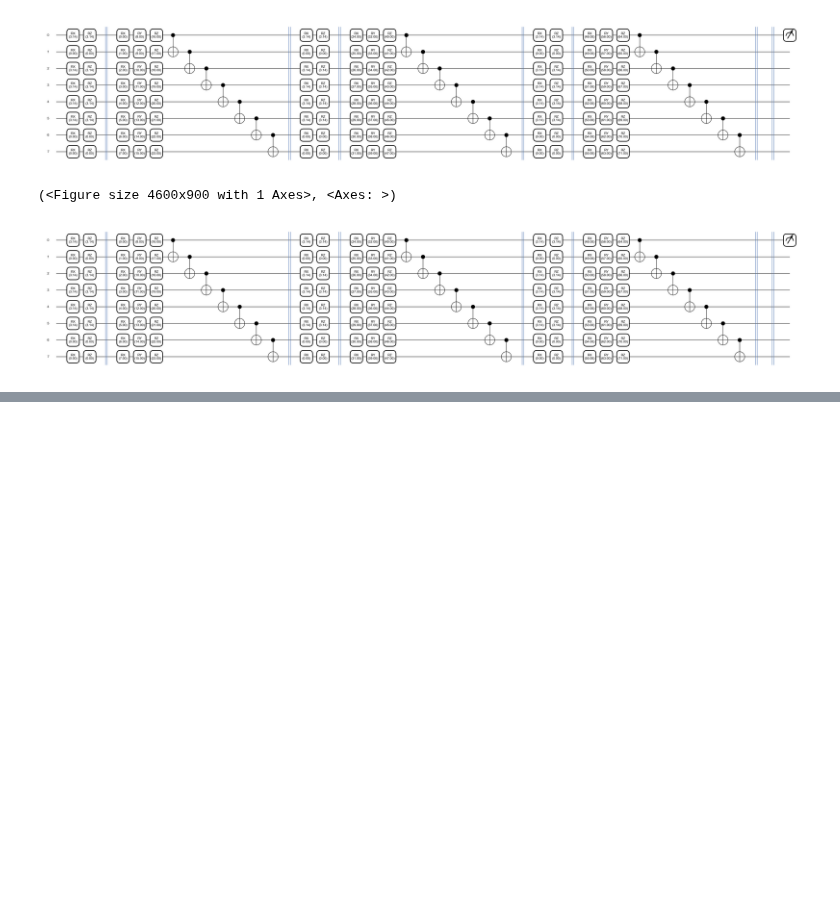
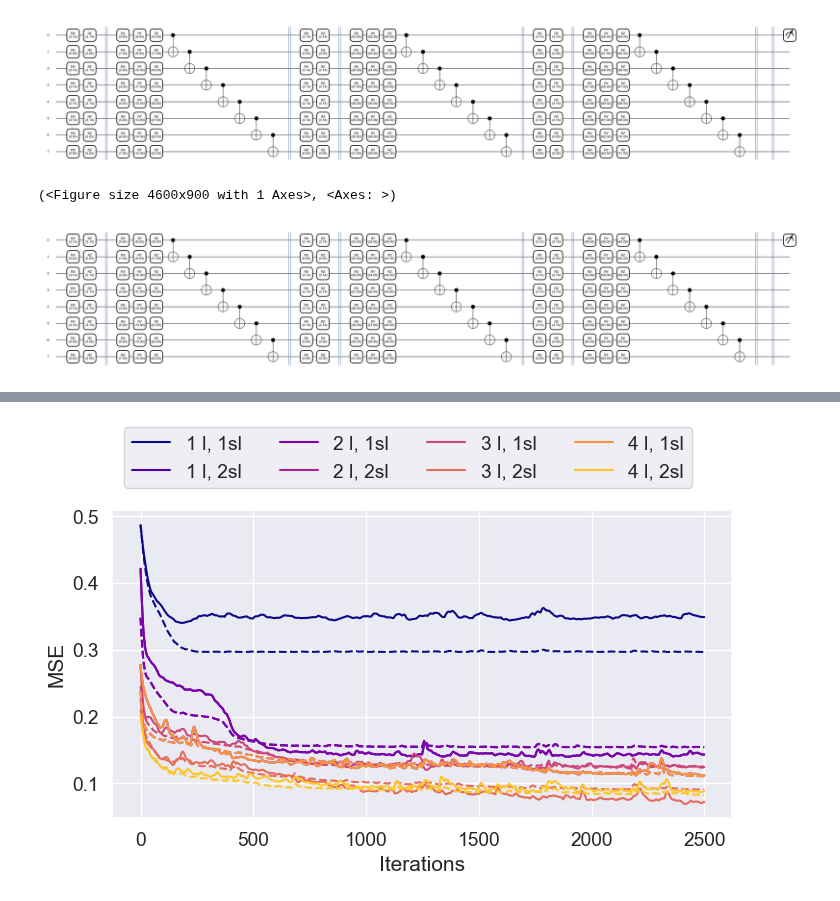
Before and after one commit to fran-scala/QuHack4IA_VQNN-track, a Jupyter notebook: model/VQNN_nonlinear.ipynb, the cells around one changed output, grey strips where cells are left out. Saved outputs shown, nothing was run; the diff lists cells and outputs as text; code cells hidden in the pictures; blank space fills up the shorter version.

```diff
--- a/model/VQNN_CCS.ipynb
+++ b/model/VQNN_nonlinear.ipynb
@@ -316,43 +344,44 @@ plt.legend()
 # %%
-from matplotlib import cm
-%matplotlib inline
-sns.set(font_scale=1.25)
-
 min_layers, max_layers = 1,4
 min_sublayers, max_sublayers = 1,2
 
-cmap = cm.get_cmap('plasma', (max_layers-min_layers+1)*(min_sublayers-max_sublayers+1)+1)
+cmap = cm.get_cmap('plasma', (max_layers-min_layers+1)*(max_sublayers-min_sublayers+1)+1)
 
-fig, ax = plt.subplots(2,1,figsize=(8,8))
-ax[0].set_ylim(0.1,1.65)
+fig, ax = plt.subplots(figsize=(8,4))
+# ax.set_ylim(0.1,1.65)
 
 i = 0
 
 for layers in range(min_layers, max_layers+1):
     for sublayers in range(min_sublayers, max_sublayers+1):
 
         dir_path = '..'
 
         data = dir_path+f'/results/nonlinear/{layers}l-{sublayers}p'
         val_cost = np.load(data+'/val_cost.npy', )
         train_cost = np.load(data+'/train_cost.npy', )
 
 
-        ax[0].plot(train_cost, label=f'{layers} l, {sublayers}sl - Train',
-                c=cmap(i), linestyle='dashed', alpha=0.5)#
-        ax[0].plot(val_cost, label=f'{layers} l, {sublayers}sl - Val',
+        pl1, = ax.plot(train_cost,linestyle='dashed',# label=f'{layers} l, {sublayers}sl - Train',
+                 c=cmap(i),  )#alpha=0.5
+        pl2, = ax.plot(val_cost, label=f'{layers} l, {sublayers}sl',
                 c=cmap(i))
         i+=1
 
-ax[0].set_ylabel('MSE')
-ax[0].set_xlabel('Epochs')
-lgd = ax[0].legend(bbox_to_anchor=(0.5, 1.2), ncol=4)
 
+ax.set_ylabel('MSE')
+ax.set_xlabel('Iterations')
+lgd = ax.legend(bbox_to_anchor=(.95, 1.3), ncol=4)#
+# ax.add_artist(lgd)
+# lgd1 = ax.legend([pl1,pl2],['Train','Val'], loc='lower left',bbox_to_anchor=(0.1, 0.3))#
+# ax.add_artist(lgd)
 #creating a folder to save the plot
 dir_path = '..'
 data = dir_path+f'/plots/nonlinear'
 os.makedirs(data,  0o755,  exist_ok=True)
 
 fig.savefig(data+'/compare_mse.pdf',
             bbox_extra_artists=(lgd,), bbox_inches='tight')
 plt.show()
+# %% [output]
+[figure, added]
```
Also changed, not shown: parts of 10 cells of this notebook, 2 other files.
